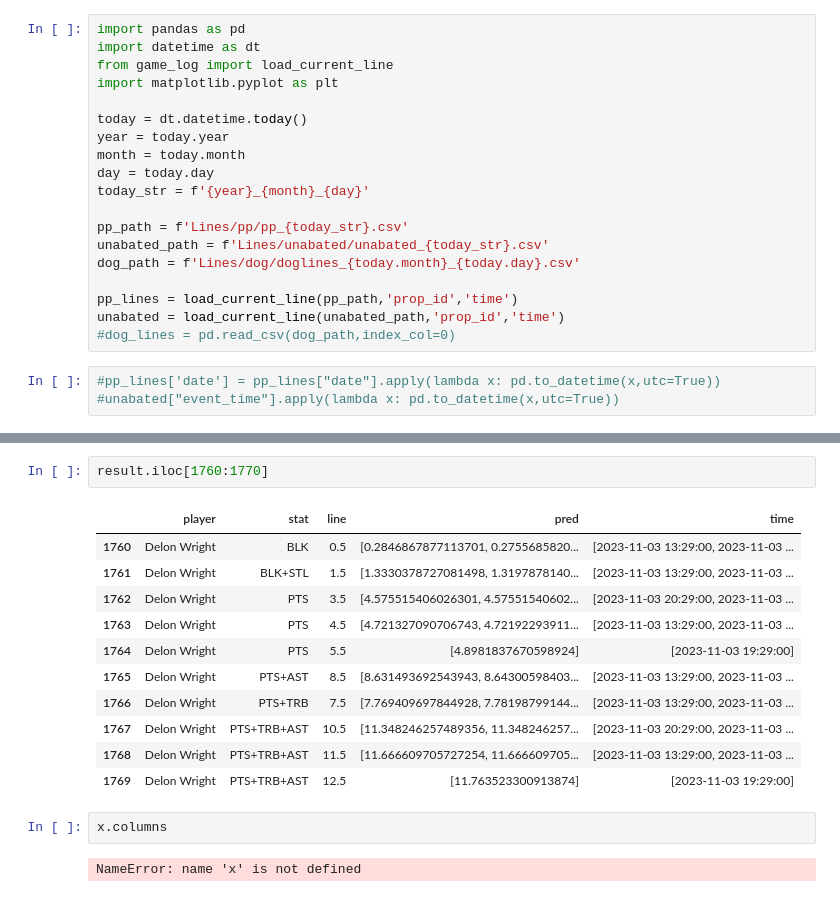
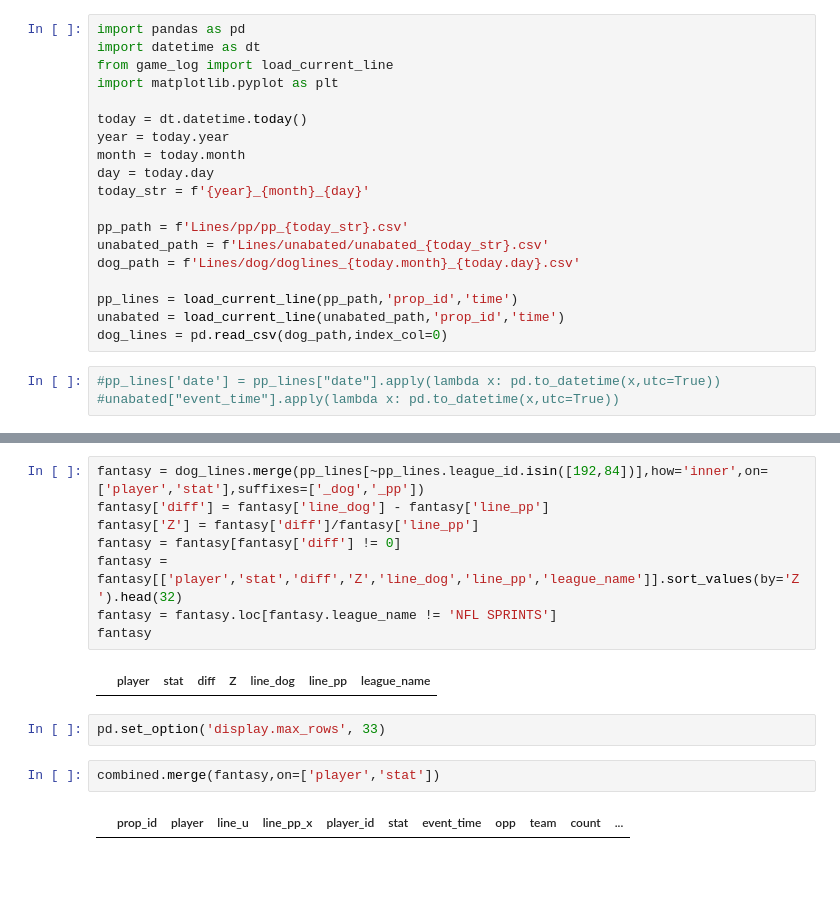
Before and after one commit to madram1423/NBA_betting_model, a Jupyter notebook: fantasy_compare.ipynb, the cells around one changed output, grey strips where cells are left out. Saved outputs shown, nothing was run; the diff lists cells and outputs as text; blank space fills up the shorter version.

```diff
--- a/fantasy_compare.ipynb
+++ b/fantasy_compare.ipynb
@@ -16,7 +16,7 @@ dog_path = f'Lines/dog/doglines_{today.month}_{today.day}.csv'
 
 pp_lines = load_current_line(pp_path,'prop_id','time')
 unabated = load_current_line(unabated_path,'prop_id','time')
-#dog_lines = pd.read_csv(dog_path,index_col=0)
+dog_lines = pd.read_csv(dog_path,index_col=0)
 # %%
 #pp_lines['date'] = pp_lines["date"].apply(lambda x: pd.to_datetime(x,utc=True))
 #unabated["event_time"].apply(lambda x: pd.to_datetime(x,utc=True))
@@ -162,18 +82,16 @@ result.loc[result.player=='Jimmy Butler']
-# %%
-result.iloc[1760:1770]
-# %% [output]
-|  | player | stat | line | pred | time |
-| 1760 | Delon Wright | BLK | 0.5 | [0.2846867877113701, 0.2755685820... | [2023-11-03 13:29:00, 2023-11-03 ... |
-| 1761 | Delon Wright | BLK+STL | 1.5 | [1.3330378727081498, 1.3197878140... | [2023-11-03 13:29:00, 2023-11-03 ... |
-| 1762 | Delon Wright | PTS | 3.5 | [4.575515406026301, 4.57551540602... | [2023-11-03 20:29:00, 2023-11-03 ... |
-| 1763 | Delon Wright | PTS | 4.5 | [4.721327090706743, 4.72192293911... | [2023-11-03 13:29:00, 2023-11-03 ... |
-| 1764 | Delon Wright | PTS | 5.5 | [4.8981837670598924] | [2023-11-03 19:29:00] |
-| 1765 | Delon Wright | PTS+AST | 8.5 | [8.631493692543943, 8.64300598403... | [2023-11-03 13:29:00, 2023-11-03 ... |
-| 1766 | Delon Wright | PTS+TRB | 7.5 | [7.769409697844928, 7.78198799144... | [2023-11-03 13:29:00, 2023-11-03 ... |
-| 1767 | Delon Wright | PTS+TRB+AST | 10.5 | [11.348246257489356, 11.348246257... | [2023-11-03 20:29:00, 2023-11-03 ... |
-| 1768 | Delon Wright | PTS+TRB+AST | 11.5 | [11.666609705727254, 11.666609705... | [2023-11-03 13:29:00, 2023-11-03 ... |
-| 1769 | Delon Wright | PTS+TRB+AST | 12.5 | [11.763523300913874] | [2023-11-03 19:29:00] |
-# %%
-x.columns
-# %% [output]
-NameError: name 'x' is not defined
+# %%
+fantasy = dog_lines.merge(pp_lines[~pp_lines.league_id.isin([192,84])],how='inner',on=['player','stat'],suffixes=['_dog','_pp'])
+fantasy['diff'] = fantasy['line_dog'] - fantasy['line_pp']
+fantasy['Z'] = fantasy['diff']/fantasy['line_pp']
+fantasy = fantasy[fantasy['diff'] != 0]
+fantasy = fantasy[['player','stat','diff','Z','line_dog','line_pp','league_name']].sort_values(by='Z').head(32)
+fantasy = fantasy.loc[fantasy.league_name != 'NFL SPRINTS']
+fantasy
+# %% [output]
+|  | player | stat | diff | Z | line_dog | line_pp | league_name |
+# %%
+pd.set_option('display.max_rows', 33)
+# %%
+combined.merge(fantasy,on=['player','stat'])
+# %% [output]
+|  | prop_id | player | line_u | line_pp_x | player_id | stat | event_time | opp | team | count | ... |
```
Also changed, not shown: parts of 10 cells of this notebook, 7 other files.
